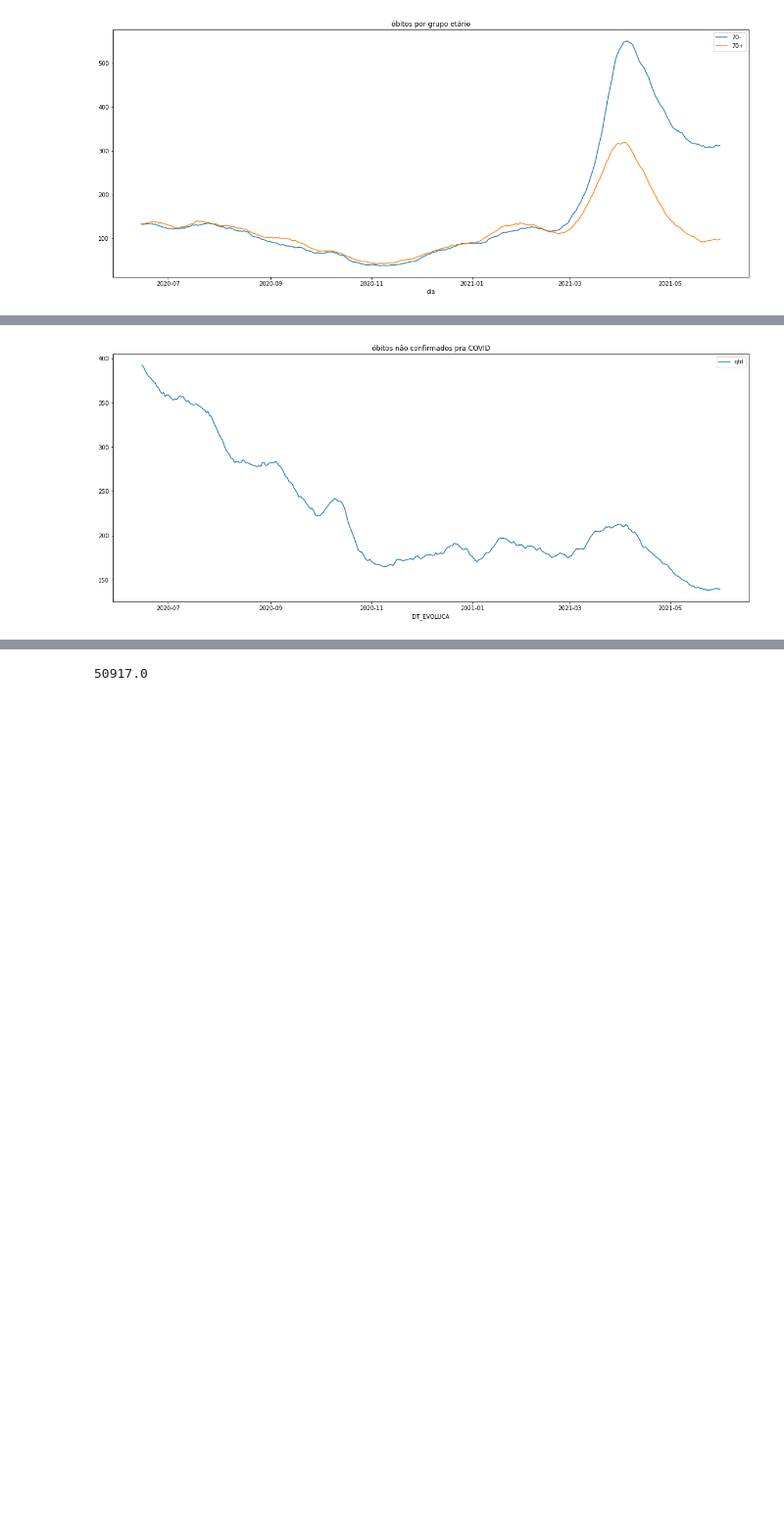
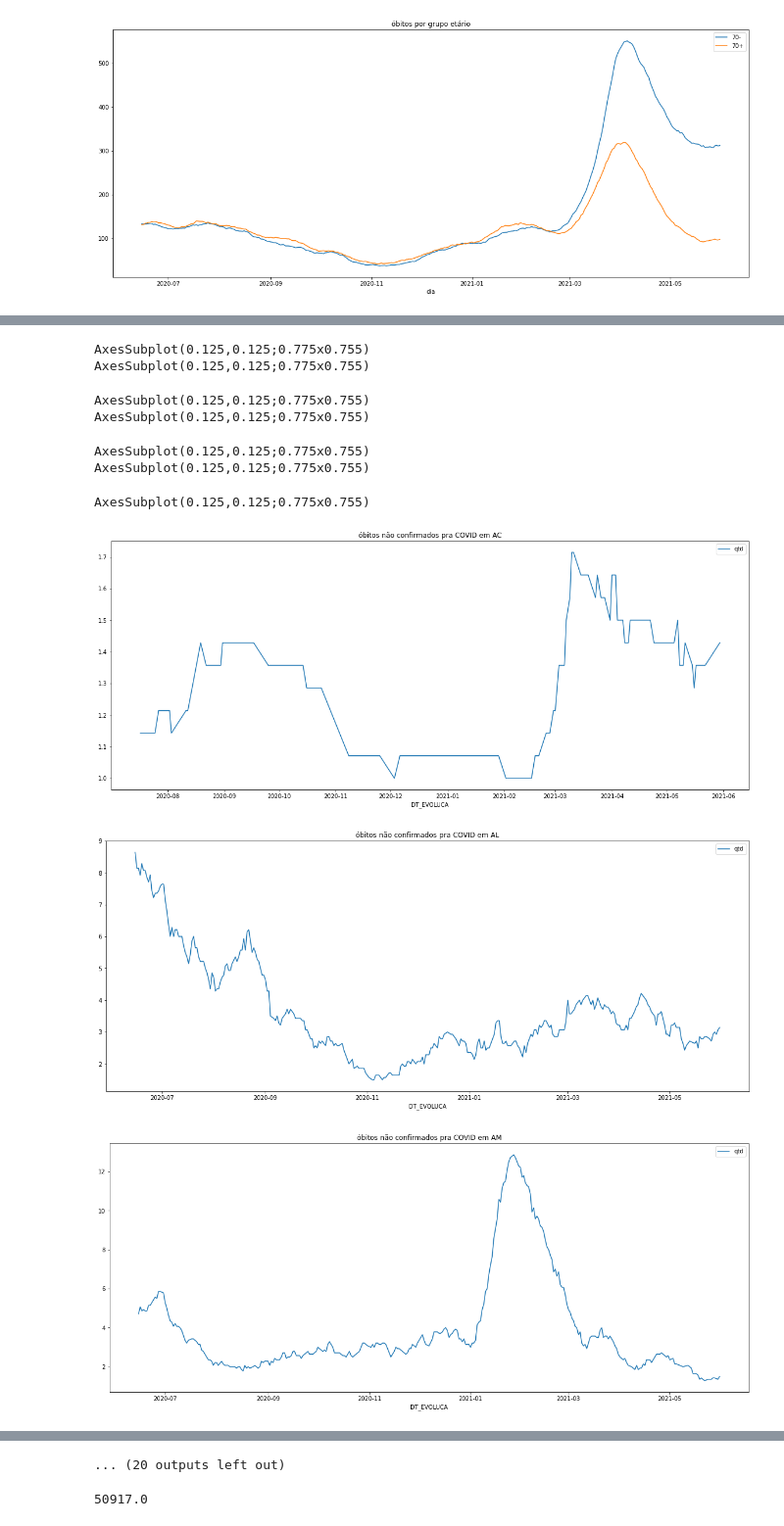
Before and after one commit to romulokps/covid, a Jupyter notebook: explorerCOVID.ipynb, the cells around one changed output, grey strips where cells are left out. Shown at 98% size. Saved outputs shown, nothing was run; the diff lists cells and outputs as text; code cells hidden in the pictures; blank space fills up the shorter version.

```diff
--- a/explorerCOVID.ipynb
+++ b/explorerCOVID.ipynb
@@ -77,21 +77,17 @@ AxesSubplot(0.125,0.125;0.775x0.755)
 [figure]
 # %%
 #SRAG NAO COVID
-df = dfv[dfv['CLASSI_FIN'] != 5]
-df = df[df['EVOLUCAO'] == 2]
-#df = df[df['SUPORT_VEN'] == 1]
-#df = df[df['SG_UF_NOT'] == 'SP']
-df = df[df['DT_EVOLUCA']>pd.to_datetime('2020-06-01')]
-df = df[df['DT_EVOLUCA']<pd.to_datetime('2021-06-01')]
-df['CAT']=pd.cut(df.NU_IDADE_N,bins=[0,idade,150],labels=['idade-','idade+'])
-df2 = df[['DT_EVOLUCA', 'CAT', 'EVOLUCAO']]
-#df2 = df.pivot_table(index=['DT_EVOLUCA'], columns='CAT')
-#df2 = df2.groupby(by=['DT_EVOLUCA', 'CAT']).size().reset_index().rename(columns={0:'qtd'})
-df2 = df2.groupby(by=['DT_EVOLUCA']).size().reset_index().rename(columns={0:'qtd'})
-#df2 = df2.pivot_table(index=['DT_EVOLUCA'], columns='CAT')
-df2
-ap = pd.DataFrame(df2.to_records(index=False))
-ap['qtd'] = ap['qtd'].rolling(14).mean()
-print(ap.plot(x='DT_EVOLUCA',title='óbitos não confirmados pra COVID'))
+for i in sorted(dfv['SG_UF_NOT'].unique()):
+  df = dfv[dfv['CLASSI_FIN'] != 5]
+  df = df[df['EVOLUCAO'] == 2]
+  df = df[df['SG_UF_NOT'] == i]
+  df = df[df['DT_EVOLUCA']>pd.to_datetime('2020-06-01')]
+  df = df[df['DT_EVOLUCA']<pd.to_datetime('2021-06-01')]
+  df['CAT']=pd.cut(df.NU_IDADE_N,bins=[0,idade,150],labels=['idade-','idade+'])
+  df2 = df[['DT_EVOLUCA', 'CAT', 'EVOLUCAO']]
+  df2 = df2.groupby(by=['DT_EVOLUCA']).size().reset_index().rename(columns={0:'qtd'})
+  ap = pd.DataFrame(df2.to_records(index=False))
+  ap['qtd'] = ap['qtd'].rolling(14).mean()
+  print(ap.plot(x='DT_EVOLUCA',title='óbitos não confirmados pra COVID em {}'.format(i)))
 # %% [output]
 AxesSubplot(0.125,0.125;0.775x0.755)
@@ -98 +113,10 @@ AxesSubplot(0.125,0.125;0.775x0.755)
+AxesSubplot(0.125,0.125;0.775x0.755)
+AxesSubplot(0.125,0.125;0.775x0.755)
+AxesSubplot(0.125,0.125;0.775x0.755)
+AxesSubplot(0.125,0.125;0.775x0.755)
+AxesSubplot(0.125,0.125;0.775x0.755)
+AxesSubplot(0.125,0.125;0.775x0.755)
+AxesSubplot(0.125,0.125;0.775x0.755)
-[figure, old version]
+[figure, new version]
+[figure, added]
+[figure, added]
@@ -99,3 +127,4 @@ AxesSubplot(0.125,0.125;0.775x0.755)
+... (20 outputs left out)
 # %%
 #RegistroCivil
 #!wget https://github.com/capyvara/brazil-civil-registry-data/raw/master/civil_registry_covid_states.csv
```
Also changed, not shown: parts of 1 cell of this notebook.
